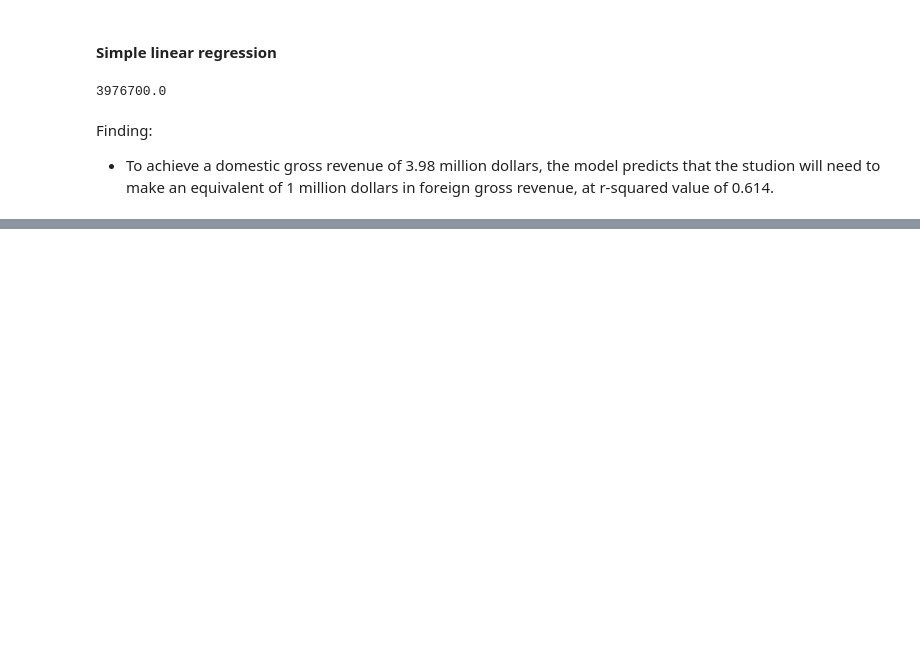
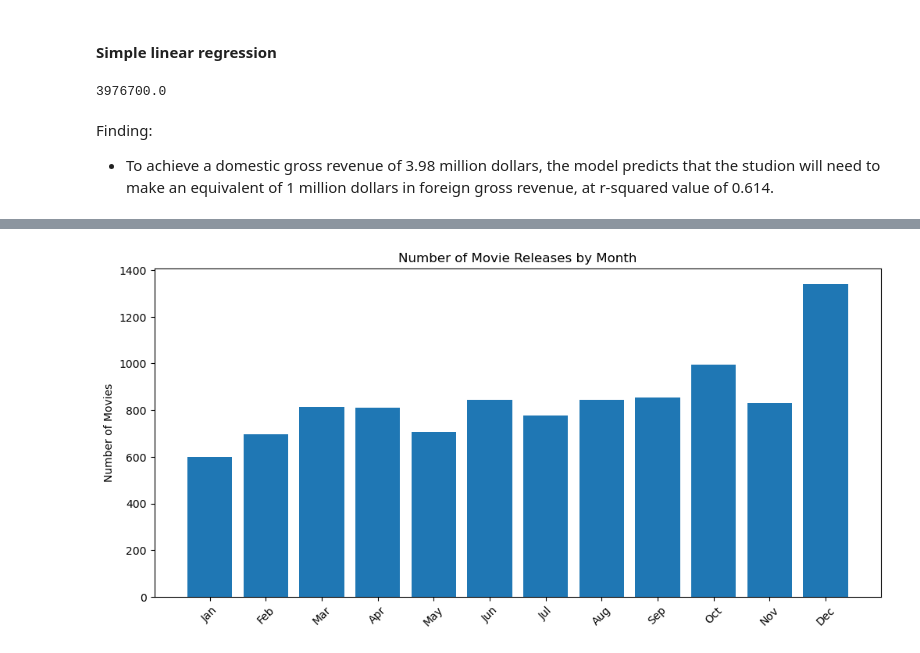
Before and after one commit to gkipkirui1/DSC_PT08P2_Phase_2_Project_Grp_1_Final, a Jupyter notebook: Index.ipynb, the cells around one changed output, grey strips where cells are left out. Cells and saved outputs as stored; diff of their text form; code cells hidden in the pictures; blank space fills up the shorter version.

```diff
--- a/Index.ipynb
+++ b/Index.ipynb
@@ -1002,0 +1058,11 @@ Finding:
+# %%
+#Plot of Number of Movies Released by Month
+plt.figure(figsize=(12, 12))
+plt.subplot(2, 1, 2)
+plt.bar(x, monthly_gross_avg['movie_count'])
+plt.title('Number of Movie Releases by Month')
+plt.ylabel('Number of Movies')
+plt.xticks(rotation=45)
+plt.show()
+# %% [output]
+[figure, added]
```
Also changed, not shown: parts of 18 cells of this notebook, 1 other file.
